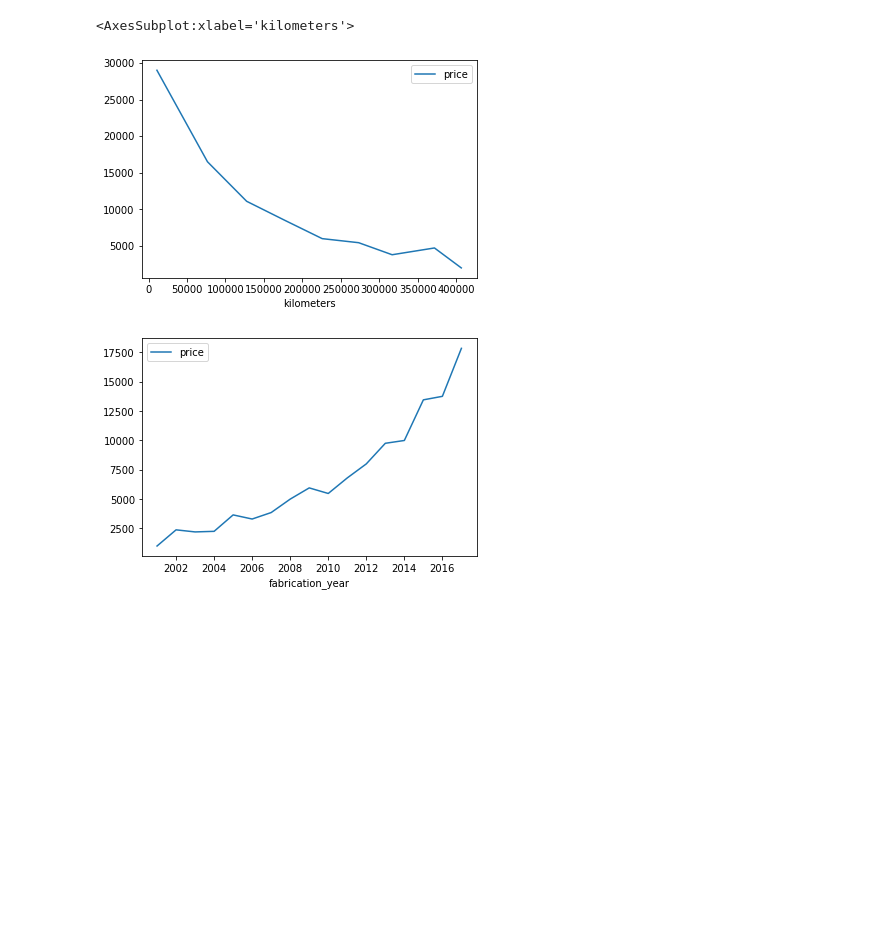
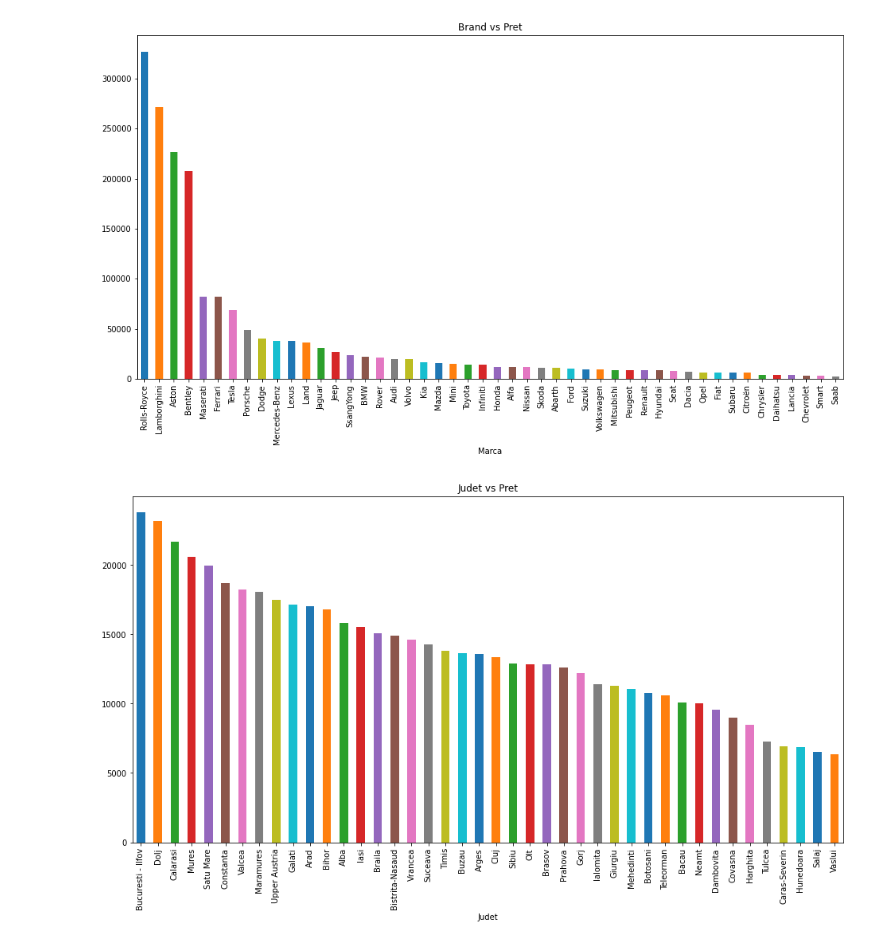
Before and after one commit to C1PR14N055/motors_ai, a Jupyter notebook: notebooks/Data Visualization.ipynb, the cells around one changed output. Cells and saved outputs as stored; diff of their text form; code cells hidden in the pictures; blank space fills up the shorter version.

```diff
--- a/notebooks/Data Visualization.ipynb
+++ b/notebooks/Data Visualization.ipynb
@@ -139,22 +183,36 @@ plt.show()
-# %%
-import pandas as pd
-import numpy as np
-
-
-km_bins = np.arange(0, 500000, 50000)
-km = df.groupby(
-    pd.cut(df['kilometers'], km_bins)
-).median()
-km.plot.line(x='kilometers', y='price')
-# %% [output]
-<AxesSubplot:xlabel='kilometers'>
-[figure, removed]
-# %%
-ys_bins = np.arange(2000, 2018, 1)
-ys = df.groupby(
-    pd.cut(df['fabrication_year'], ys_bins)
-).median()
-ys.plot(x='fabrication_year', y='price')
-plt.show(block=True)
-# %% [output]
-[figure, removed]
+# %%
+plt.figure(figsize=(16, 8))
+plt.subplot(2, 2, (1, 4))
+df_brand = df.groupby(['brand'])['price'].mean().sort_values(ascending = False)
+plt1 = df_brand.plot(
+    xlabel="Marca",
+    kind="bar",
+    color=plt.cm.tab10(np.arange(len(df.brand)) % plt.cm.tab10.N)
+)
+plt.title('Brand vs Pret')
+plt.show()
+
+plt.figure(figsize=(16, 8))
+plt.subplot(2, 1, (1, 2))
+df_cc = df.groupby(['region_name'])['price'].mean().sort_values(ascending = False)
+df_cc.plot(
+    xlabel="Judet",
+    kind="bar",
+    color=plt.cm.tab10(np.arange(len(df.region_name)) % plt.cm.tab10.N)
+)
+plt.title('Judet vs Pret')
+plt.show()
+
+plt.figure(figsize=(16, 8))
+plt.subplot(1, 1, 1)
+df_fuel = df.groupby(['Combustibil'])['price'].mean().sort_values(ascending = False)
+plt1 = df_fuel.plot(
+    xlabel="Combustibil",
+    kind="bar",
+    color=plt.cm.tab10(np.arange(len(df.Combustibil)) % plt.cm.tab10.N)
+)
+plt.title('Combustibil vs Pret')
+plt.show()
+# %% [output]
+[figure, added]
+[figure, added]
```
Also changed, not shown: parts of 22 cells of this notebook, 10 other files.
